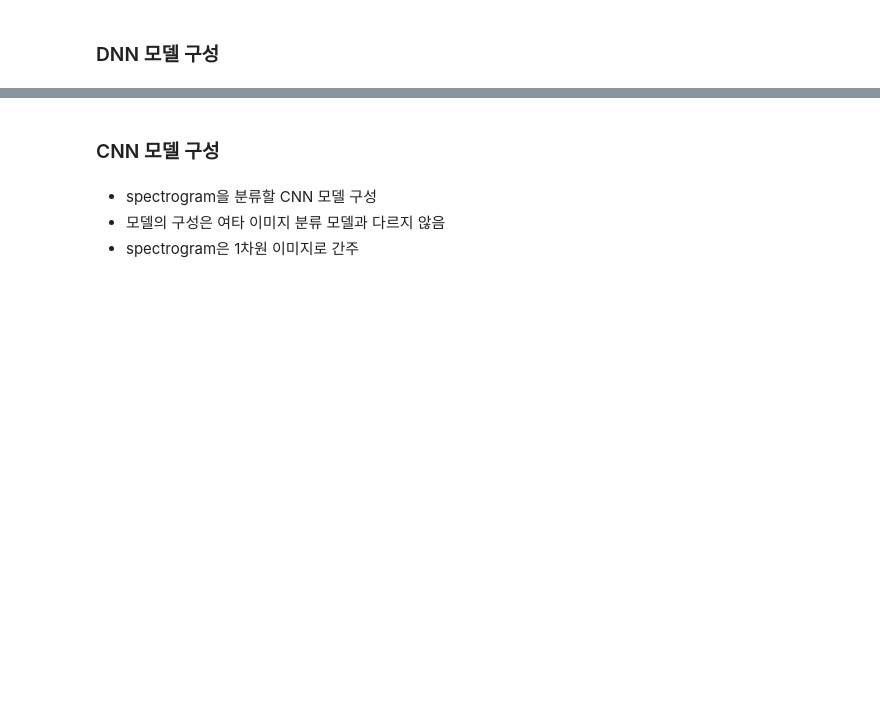
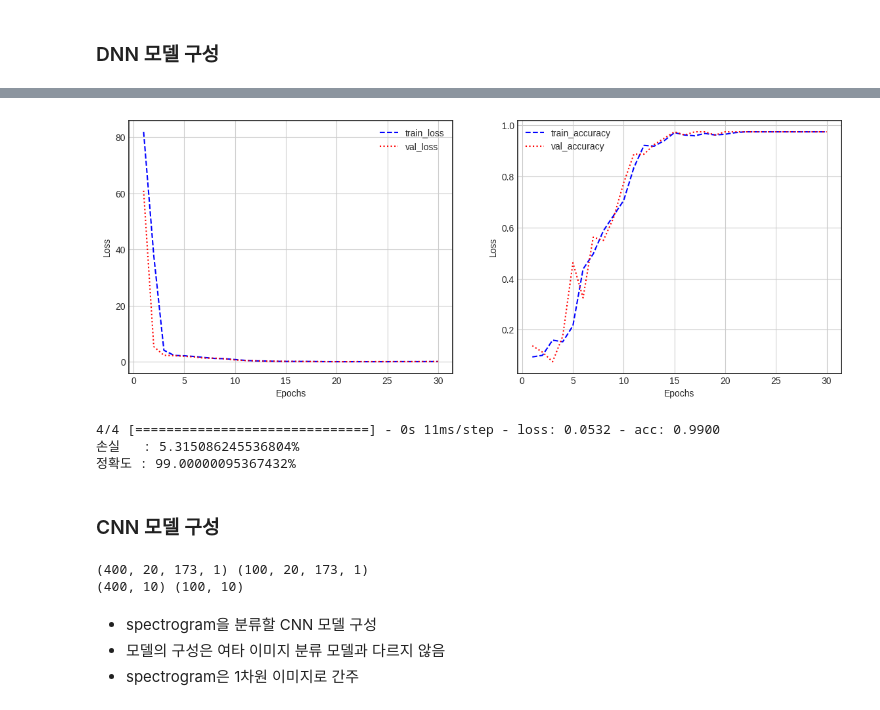
Before and after one commit to steve15963/colab, a Jupyter notebook: 오디오_분류.ipynb, the cells around one changed output, grey strips where cells are left out. Saved outputs shown, nothing was run; the diff lists cells and outputs as text; code cells hidden in the pictures; blank space fills up the shorter version.

```diff
--- a/오디오_분류.ipynb
+++ b/오디오_분류.ipynb
@@ -472,2 +637,9 @@ print(train_y.shape, test_y.shape)
 # %% [markdown]
 ### Decision Tree
+# %%
+from sklearn.tree import DecisionTreeClassifier
+DT = DecisionTreeClassifier()
+DT.fit(train_x, train_y)
+pred = DT.predict(test_x)
+acc = accuracy_score(pred, test_y)
+print(f"정답률 : {acc * 100}%")
@@ -481,0 +686,3 @@ print(train_y.shape, test_y.shape)
+# %%
+model = model_build()
+model.summary()
@@ -481,0 +707,2 @@ print(train_y.shape, test_y.shape)
+# %%
+history = model.fit(train_x, train_y, epochs=30, batch_size=128, validation_split=0.2)
@@ -482,5 +727,62 @@ print(train_y.shape, test_y.shape)
+# %%
+def plot_history(history_dict):
+  loss = history_dict['loss']
+
+  val_loss = history_dict['val_loss']
+
+  epochs = range(1, len(loss) + 1 )
+  fig = plt.figure(figsize=(14,5))
+
+  ax1 = fig.add_subplot(1,2,1)
+  ax1.plot(epochs, loss, 'b--', label='train_loss')
+  ax1.plot(epochs, val_loss, 'r:', label='val_loss')
+  ax1.set_xlabel('Epochs')
+  ax1.set_ylabel('Loss')
+  ax1.grid()
+  ax1.legend()
+
+
+  acc = history_dict['acc']
+  val_acc = history_dict['val_acc']
+
+  ax2 = fig.add_subplot(1,2,2)
+  ax2.plot(epochs, acc, 'b--', label='train_accuracy')
+  ax2.plot(epochs, val_acc, 'r:', label='val_accuracy')
+  ax2.set_xlabel('Epochs')
+  ax2.set_ylabel('Loss')
+  ax2.grid()
+  ax2.legend()
+
+  plt.show()
+# %%
+plot_history(history.history)
+# %% [output]
+[figure, added]
+# %%
+result = model.evaluate(test_x,test_y)
+
+print(f"손실   : {result[0] * 100}%")
+print(f"정확도 : {result[1] * 100}%")
+# %% [output]
+4/4 [==============================] - 0s 11ms/step - loss: 0.0532 - acc: 0.9900
+손실   : 5.315086245536804%
+정확도 : 99.00000095367432%
 # %% [markdown]
 ### CNN 모델 구성
+# %%
+from keras.utils import to_categorical
+
+mfcc_np = np.array(audio_mfcc, np.float32)
+mfcc_array = np.expand_dims(mfcc_np, -1)
+inst_cat = to_categorical(inst_np)
+
+train_x, test_x, train_y, test_y = train_test_split(mfcc_array, inst_cat, test_size=0.2)
+
+print(train_x.shape, test_x.shape)
+print(train_y.shape, test_y.shape)
+# %% [output]
+(400, 20, 173, 1) (100, 20, 173, 1)
+(400, 10) (100, 10)
 # %% [markdown]
 
 
```
Also changed, not shown: parts of 38 cells of this notebook.
